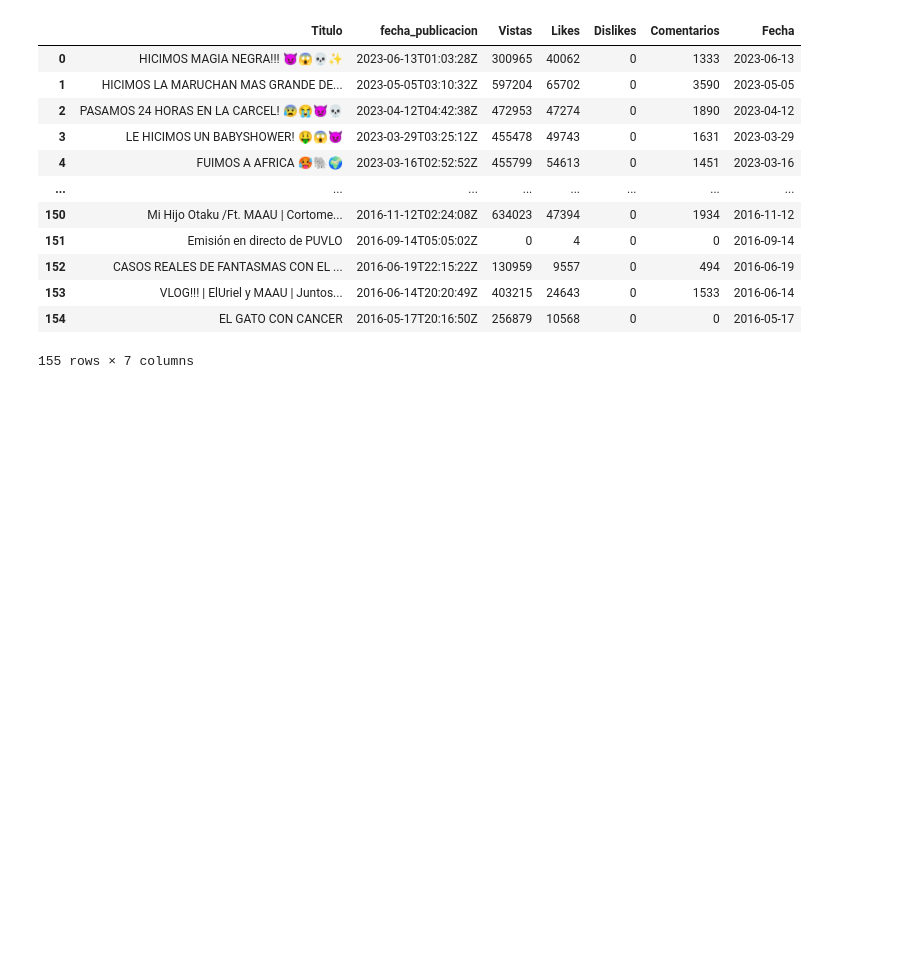
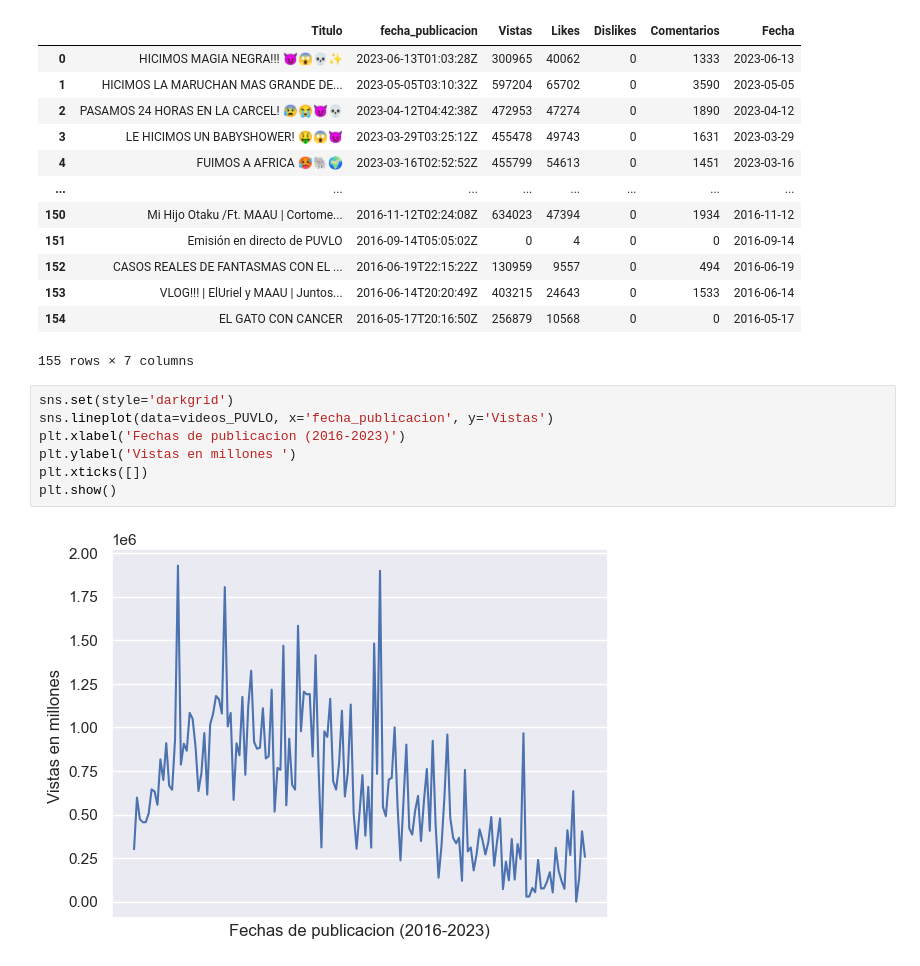
Before and after one commit to Verselliux/PC3_youtube, a Jupyter notebook: API aplicaciones - 1.ipynb, the cells around one changed output. Cells and saved outputs as stored; diff of their text form; blank space fills up the shorter version.

```diff
--- a/API aplicaciones - 1.ipynb
+++ b/API aplicaciones - 1.ipynb
@@ -183,3 +184,12 @@ videos_PUVLO
 | 153 | VLOG!!! | ElUriel y MAAU | Juntos... | 2016-06-14T20:20:49Z | 403215 | 24643 | 0 | 1533 | 2016-06-14 |
 | 154 | EL GATO CON CANCER | 2016-05-17T20:16:50Z | 256879 | 10568 | 0 | 0 | 2016-05-17 |
 155 rows × 7 columns
+# %%
+sns.set(style='darkgrid')
+sns.lineplot(data=videos_PUVLO, x='fecha_publicacion', y='Vistas')
+plt.xlabel('Fechas de publicacion (2016-2023)')
+plt.ylabel('Vistas en millones ')
+plt.xticks([])
+plt.show()
+# %% [output]
+[figure, added]
```
Also changed, not shown: parts of 1 cell of this notebook.
